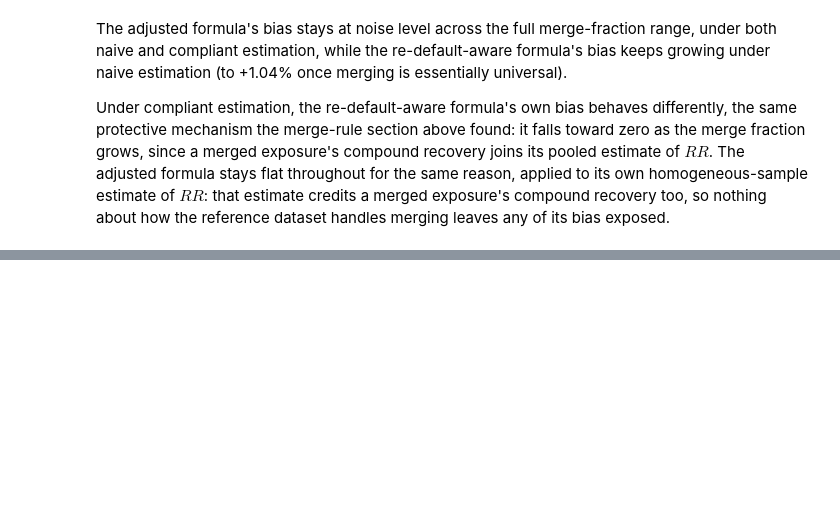
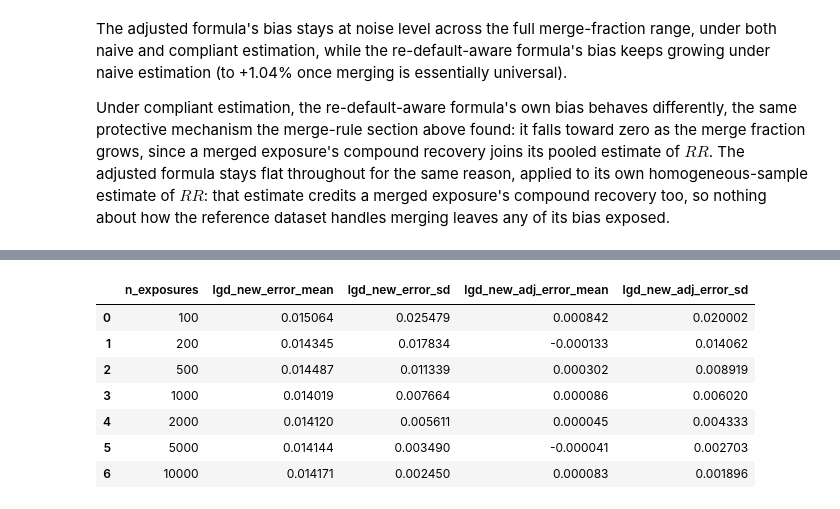
Before and after one commit to yananchuk/lgd-redefault-research, a Jupyter notebook: notebooks/04_misspecification_stress_test.ipynb, the cells around one changed output, grey strips where cells are left out. Saved outputs shown, nothing was run; the diff lists cells and outputs as text; code cells hidden in the pictures; blank space fills up the shorter version.

```diff
--- a/notebooks/04_misspecification_stress_test.ipynb
+++ b/notebooks/04_misspecification_stress_test.ipynb
@@ -236,0 +241,48 @@ Under compliant estimation, the re-default-aware formula's own bias behaves diff
+# %%
+from lgd_sim.experiment import run_adjustment_complexity_sweep
+from lgd_sim.plotting import plot_adjustment_bias_variance_decomposition
+
+N_EXPOSURES_VALUES = [100, 200, 500, 1000, 2000, 5000, 10_000]
+STRESS_PARAMS = DGPParams(
+    pc=PC,
+    prd=0.3,
+    mean_cure_month=40.0,
+    rr_after_redefault_alpha=0.15,
+    rr_after_redefault_beta=0.4,
+)
+
+adjustment_complexity_results = run_adjustment_complexity_sweep(
+    n_exposures_values=N_EXPOSURES_VALUES,
+    base_params=STRESS_PARAMS,
+    n_replications=N_REPLICATIONS,
+    rng=np.random.default_rng(SEED),
+)
+
+stat_suffix = {"mean": "mean", "std": "sd"}
+adjustment_complexity_summaries = {}
+for regime in ("naive", "compliant"):
+    regime_results = adjustment_complexity_results[
+        adjustment_complexity_results["regime"] == regime
+    ]
+    regime_summary = regime_results.groupby("n_exposures")[
+        ["lgd_new_error", "lgd_new_adj_error"]
+    ].agg(["mean", "std"])
+    regime_summary.columns = [
+        f"{column}_{stat_suffix[stat]}" for column, stat in regime_summary.columns
+    ]
+    regime_summary = regime_summary.reset_index()
+    regime_summary.to_csv(
+        f"{RESULTS_DIR}/misspec_adjustment_complexity_{regime}_summary.csv", index=False
+    )
+    adjustment_complexity_summaries[regime] = regime_summary
+
+adjustment_complexity_summaries["compliant"]
+# %% [output]
+|  | n_exposures | lgd_new_error_mean | lgd_new_error_sd | lgd_new_adj_error_mean | lgd_new_adj_error_sd |
+| 0 | 100 | 0.015064 | 0.025479 | 0.000842 | 0.020002 |
+| 1 | 200 | 0.014345 | 0.017834 | -0.000133 | 0.014062 |
+| 2 | 500 | 0.014487 | 0.011339 | 0.000302 | 0.008919 |
+| 3 | 1000 | 0.014019 | 0.007664 | 0.000086 | 0.006020 |
+| 4 | 2000 | 0.014120 | 0.005611 | 0.000045 | 0.004333 |
+| 5 | 5000 | 0.014144 | 0.003490 | -0.000041 | 0.002703 |
+| 6 | 10000 | 0.014171 | 0.002450 | 0.000083 | 0.001896 |
```
Also changed, not shown: parts of 4 cells of this notebook, 4 other files.
